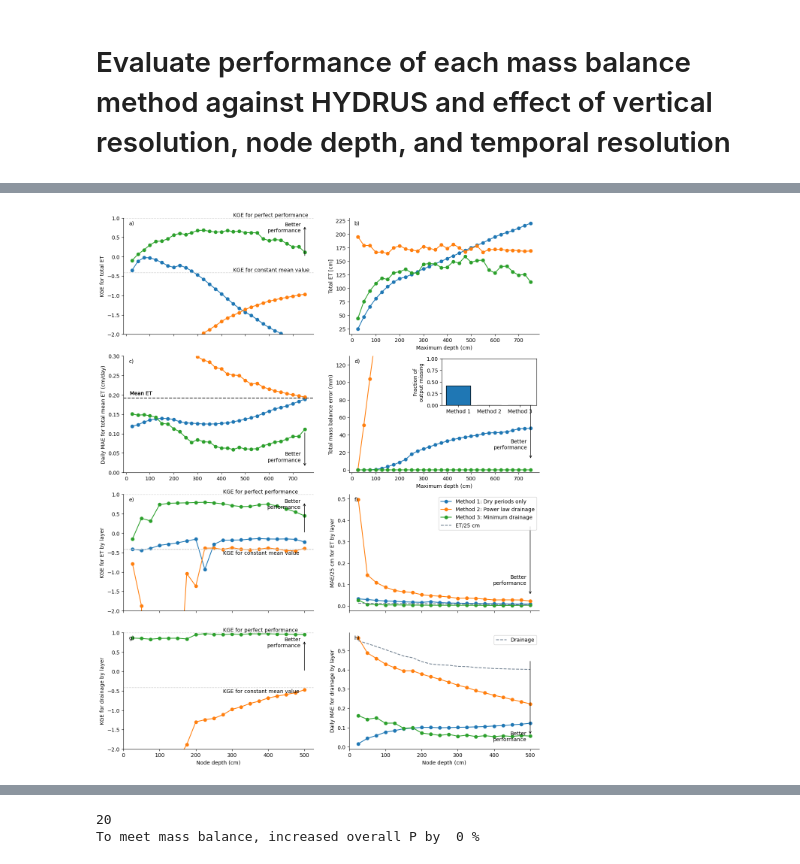
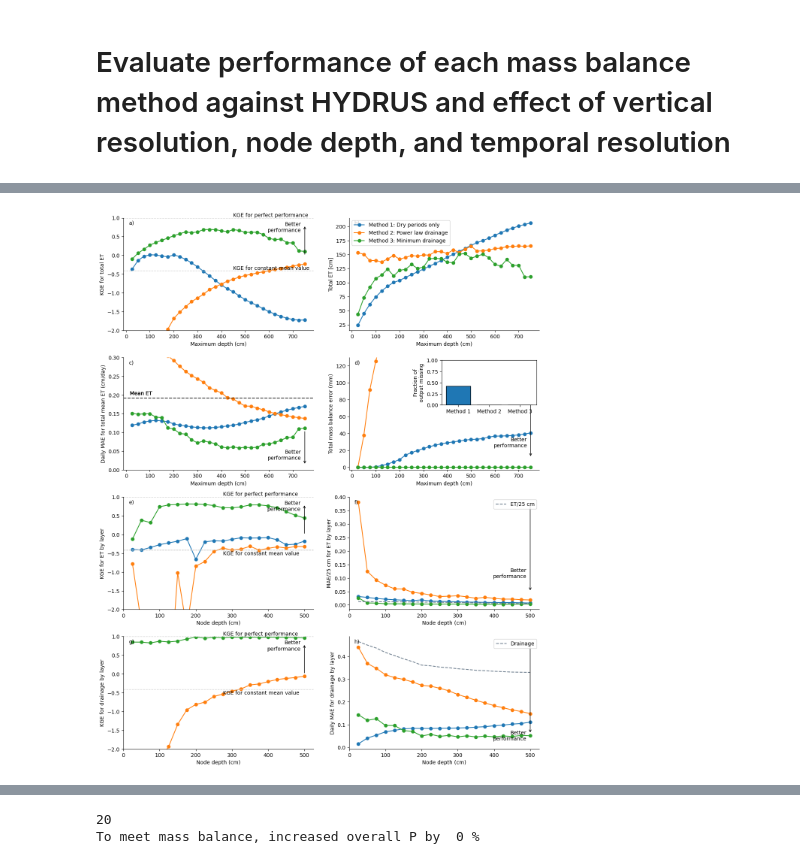
Before and after one commit to lapidesd/ET_layers, a Jupyter notebook: Code/phydrus_VMS_final.ipynb, the cells around one changed output, grey strips where cells are left out. Cells and saved outputs as stored; diff of their text form; code cells hidden in the pictures.

```diff
--- a/Code/phydrus_VMS_final.ipynb
+++ b/Code/phydrus_VMS_final.ipynb
@@ -86,7 +117,7 @@ elder = pd.read_csv('https://hydroeco.github.io/angelo/angelo_weather_1H.csv', p
 elder = pd.read_csv('https://raw.githubusercontent.com/daviddralle/daviddralle.github.io/master/ppt.csv',index_col=0,parse_dates=True)
 elder = elder.resample('D').first().fillna(0)
 # change units to cm from mm
-elder = elder[['11475560']]*.1
+elder = elder[['11475560']]*.1*.85
 # set time period for simulation
 elder = elder.loc['2011-01-01':]
 elder = elder.iloc[:len(atm):]
@@ -676,6 +727,8 @@ def generate_performance(combodata,nodedepths,DeltaStorages,
   meanetvals = []
   modeletvals = []
   meanflux = []
+  Rvals = []
+  RVvals = []
 
   nodespacingdiff = nodespacing/ports_of_interest
   if nodespacingdiff>=1:
@@ -706,6 +759,8 @@ def generate_performance(combodata,nodedepths,DeltaStorages,
 
         nodeFLUX = nodeFLUX.merge(model_flux,left_index=True,right_index=True)
 
+
+
         nodeETnona = nodeET.dropna()
         obs = nodeETnona.ETnode
         mod = nodeETnona['Num. ports = '+str(num_ports)]
@@ -719,6 +774,9 @@ def generate_performance(combodata,nodedepths,DeltaStorages,
         meanetvals.append(obs.mean())
         modeletvals.append(mod.mean())
 
+        R_this = (np.corrcoef(obs,mod))
+        RV_this = np.std(mod)/np.std(obs)
+
         obs = nodeFLUX.Flux
         mod = nodeFLUX['d'+str(node)]
         kge_this = kge(obs,mod)
@@ -726,6 +784,8 @@ def generate_performance(combodata,nodedepths,DeltaStorages,
         kgevals_flux.append(kge_this)
         maevals_flux.append(mae_this)
         meanflux.append(obs.mean())
+        Rvals.append(R_this)
+        RVvals.append(RV_this)
 
   performance = pd.DataFrame.from_dict({'Node':nodenum,
                                         'Num_ports':numports,
@@ -737,7 +797,9 @@ def generate_performance(combodata,nodedepths,DeltaStorages,
                                         'KGE_flux':kgevals_flux,
                                         'MAE_flux':maevals_flux,
                                         'meanFLUX':meanflux,
-                                        'MissingData':1-len(nodeETnona)/len(nodeET)})
+                                        'MissingData':1-len(nodeETnona)/len(nodeET),
+                                        'R':Rvals,
+                                        'RV':RVvals})
   return performance
 # %% [markdown]
 # Evaluate performance of each mass balance method against HYDRUS and effect of vertical resolution, node depth, and temporal resolution
@@ -769,6 +831,9 @@ for key in fluxmethod_names.keys():
 
   performance_methods[key] = performance_all
   overall_performance_methods[key] = overall_performance
+
+for method in fluxmethod_names.keys():
+  performance_methods[method]['R'] = [p[0][1] for p in performance_methods[method]['R']]
 # %% [output]
 1
 To meet mass balance, increased overall P by  0 %
@@ -845,0 +897,13 @@ See the caveats in the documentation: https://pandas.pydata.org/pandas-docs/stab
+# %%
+overall = ''
+for method in fluxmethod_names.keys():
+  overall1 = overall_performance_methods[method]
+  overall1 = overall1[overall1.num_ports==7]
+  overall1['method'] = method
+  if len(overall)==0:
+   overall = overall1
+  else:
+    overall = pd.concat([overall,overall1])
+overall
+
+# overall_performance_methods['Mymethod']
@@ -897,7 +984,7 @@ for tnumber,method in enumerate(methodlist):
 
     ax = axs[3+m]
     ax.plot(spacedata.Node,spacedata.MAE/nodespacing*25,marker='o',
-            label=titles[method])
+            label=None)#titles[method])
     if (nodespacing==25) & (method==methodlist[-1]):
       ax.plot(spacedata.Node,spacedata.meanET/nodespacing*25,ls='--',c='slategrey',
               label = 'ET/25 cm')
@@ -951,6 +1038,7 @@ for tnumber,method in enumerate(methodlist):
   ax1.set_ylim(-3,130)
   ax2.set_ylabel('Fraction of\noutput missing')
   ax2.set_ylim(0,1)
+  axs[1].legend()
   ax2.set_xticks([0,1,2])
   ax2.set_xticklabels([titles[method].split(':')[0] for method in methodlist])
 
@@ -969,10 +1057,10 @@ for tnumber,method in enumerate(methodlist):
     axn.text(lval,hval,label,)
   ax.set_ylim(-.5,1)
   ax.set_ylabel('KGE for total ET')
-  ax1.set_xlabel('Maximum depth (cm)')
-  ax3.set_xlabel('Maximum depth (cm)')
+  for axxx in [axs[0],axs[1],axs[2],axs[3]]:
+    axxx.set_xlabel('Maximum depth (cm)')
   axt.set_ylabel('Daily MAE for total mean ET (cm/day)')
-  ax.set_xticklabels([])
+  # ax.set_xticklabels([])
   # axt.set_xticklabels([])
   axt.set_ylim(0,.3)
   ax3.set_ylabel('Total ET [cm]')
@@ -982,7 +1070,8 @@ for tnumber,method in enumerate(methodlist):
 
   for ax in [axs[2+m],axs[3+m]]:
     ax.set_xlim(0,bestdepth+25)
-    ax.set_xticklabels([])
+    # ax.set_xticklabels([])
+    ax.set_xlabel('Node depth (cm)')
   for ax in [axs[4+m],axs[5+m]]:
     ax.set_xlim(0,bestdepth+25)
 
@@ -1047,4 +1138,4 @@ plt.savefig('allmethods_performance.png',format='png',dpi=300)
-[figure, old version]
+[figure, new version]
 # %%
 # plot method performance details for each method individually
 
```
Also changed, not shown: parts of 15 cells of this notebook.
